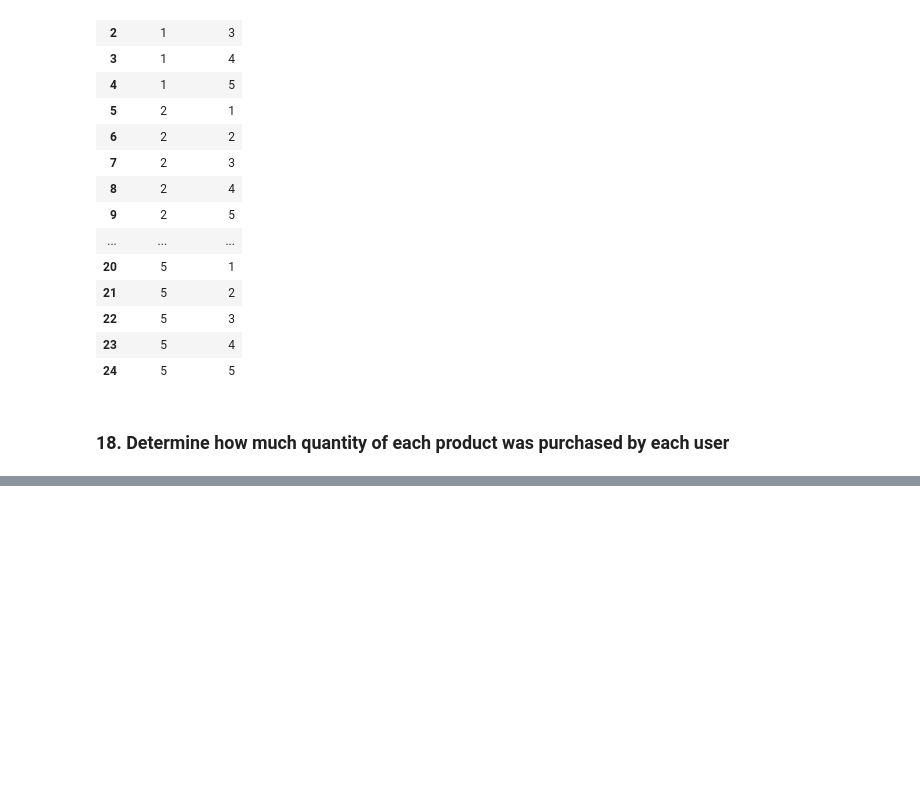
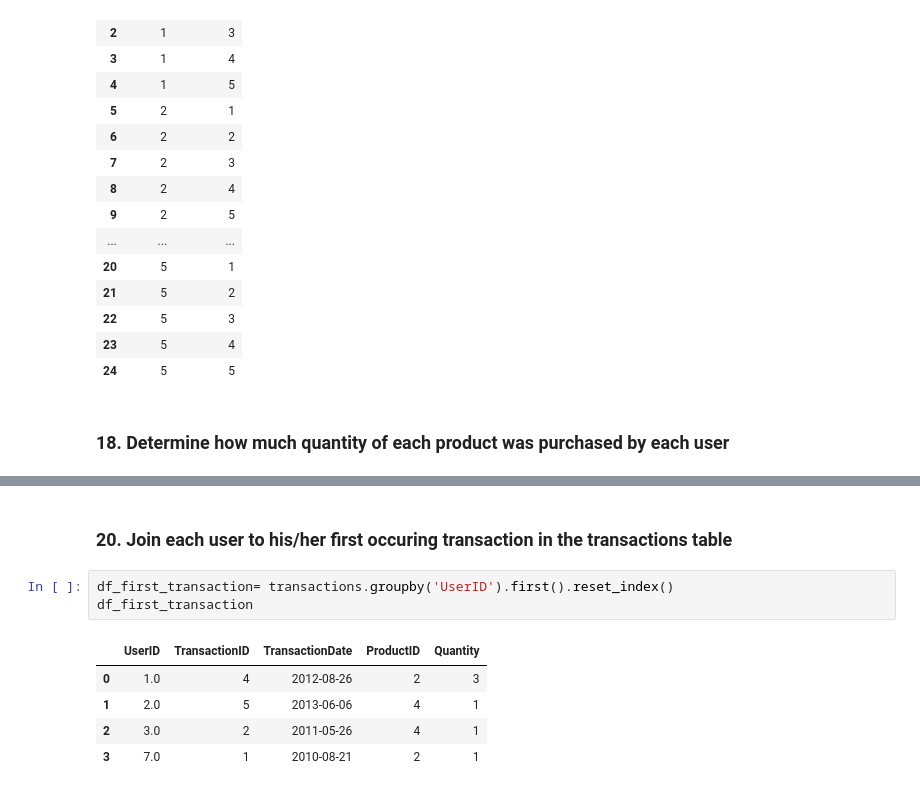
Before and after one commit to jagadeeshbattala/PROJECT---2, a Jupyter notebook: Project - 2.ipynb, the cells around one changed output, grey strips where cells are left out. Saved outputs shown, nothing was run; the diff lists cells and outputs as text; blank space fills up the shorter version.

```diff
--- a/Project - 2.ipynb
+++ b/Project - 2.ipynb
@@ -327,0 +336,11 @@ grouped = res.groupby('TransactionID')
+# %% [markdown]
+### 20. Join each user to his/her first occuring transaction in the transactions table
+# %%
+df_first_transaction= transactions.groupby('UserID').first().reset_index()
+df_first_transaction
+# %% [output]
+|  | UserID | TransactionID | TransactionDate | ProductID | Quantity |
+| 0 | 1.0 | 4 | 2012-08-26 | 2 | 3 |
+| 1 | 2.0 | 5 | 2013-06-06 | 4 | 1 |
+| 2 | 3.0 | 2 | 2011-05-26 | 4 | 1 |
+| 3 | 7.0 | 1 | 2010-08-21 | 2 | 1 |
```
Also changed, not shown: parts of 13 cells of this notebook, 1 other file.
